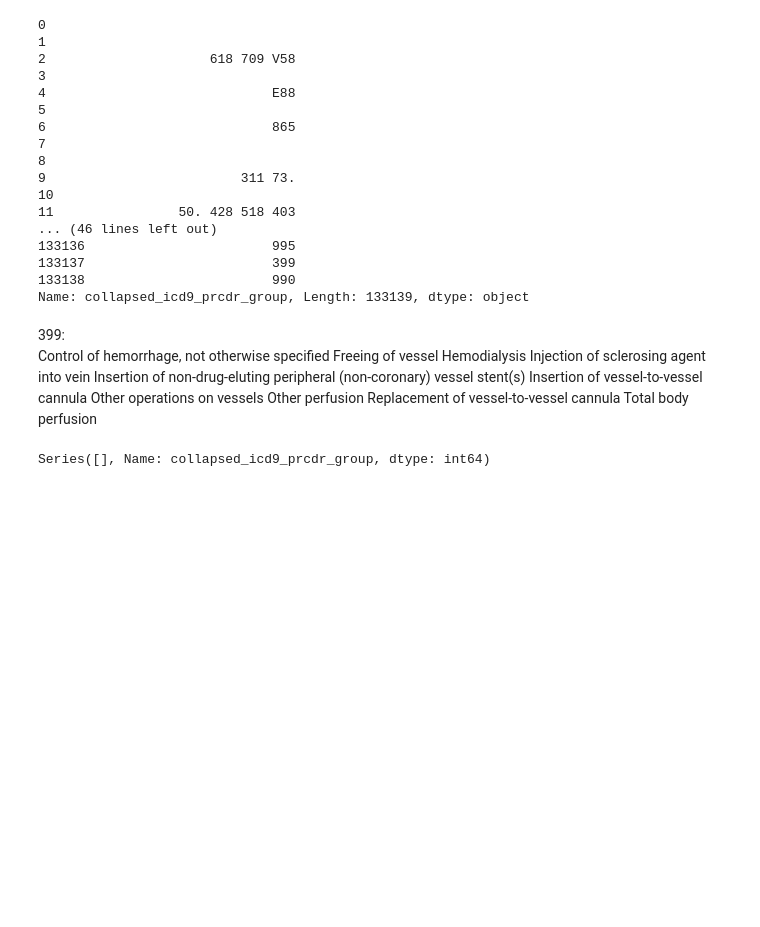
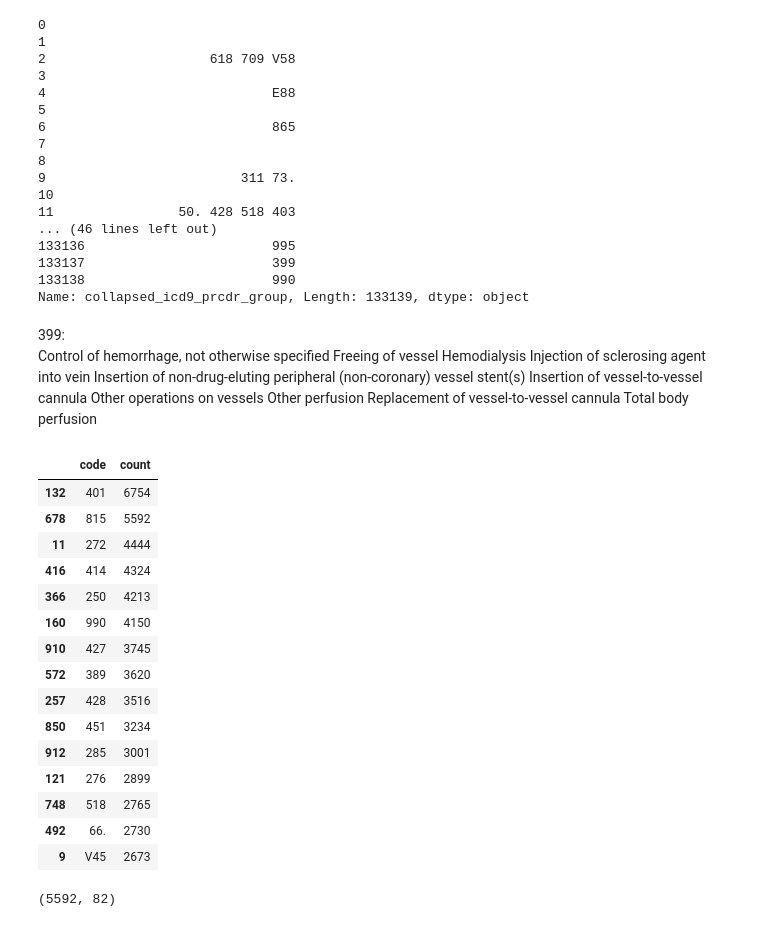
Before and after one commit to mwiener09/medicare-fraud-investigation, a Jupyter notebook: create-impatient-df-clean.ipynb, the cells around one changed output. Saved outputs shown, nothing was run; the diff lists cells and outputs as text; code cells hidden in the pictures; blank space fills up the shorter version.

```diff
--- a/create-impatient-df-clean.ipynb
+++ b/create-impatient-df-clean.ipynb
@@ -355,10 +355,37 @@ Other operations on vessels
 Other perfusion
 Replacement of vessel-to-vessel cannula
 Total body perfusion
+# %%
+string = " ".join([v for v in model_df['collapsed_icd9_prcdr_group'] if pd.notnull(v)])
+li = [l for l in string.split(" ") if l != '']
+li_val = []
+counts = []
+for x in set(li):
+    li_val.append(x)
+    counts.append(li.count(x))
+pd.DataFrame({'code' : li_val,
+            'count' : counts}).sort_values(by = 'count', ascending = False).head(15)
+# %% [output]
+|  | code | count |
+| 132 | 401 | 6754 |
+| 678 | 815 | 5592 |
+| 11 | 272 | 4444 |
+| 416 | 414 | 4324 |
+| 366 | 250 | 4213 |
+| 160 | 990 | 4150 |
+| 910 | 427 | 3745 |
+| 572 | 389 | 3620 |
+| 257 | 428 | 3516 |
+| 850 | 451 | 3234 |
+| 912 | 285 | 3001 |
+| 121 | 276 | 2899 |
+| 748 | 518 | 2765 |
+| 492 | 66. | 2730 |
+| 9 | V45 | 2673 |
 # %%
 # adjust for columns to filter (only string friendly at the moment)
 filter_dict = {'collapsed_icd9_dgns_group': None,
-               'collapsed_icd9_prcdr_group': '399',
+               'collapsed_icd9_prcdr_group': '815', # hip replacement
                'clm_drg_cd': None,
                'collapsed_states': None,
                'collapsed_counties': None,
@@ -369,6 +396,6 @@ for k in list(filter_dict.keys()):
     if filter_dict[k] != None:
         model_df = model_df.loc[model_df[k].str.contains(filter_dict[k]),:]
 
-model_df.collapsed_icd9_prcdr_group.value_counts()
+model_df.shape
 # %% [output]
-Series([], Name: collapsed_icd9_prcdr_group, dtype: int64)
+(5592, 82)
```
Also changed, not shown: parts of 2 cells of this notebook.
